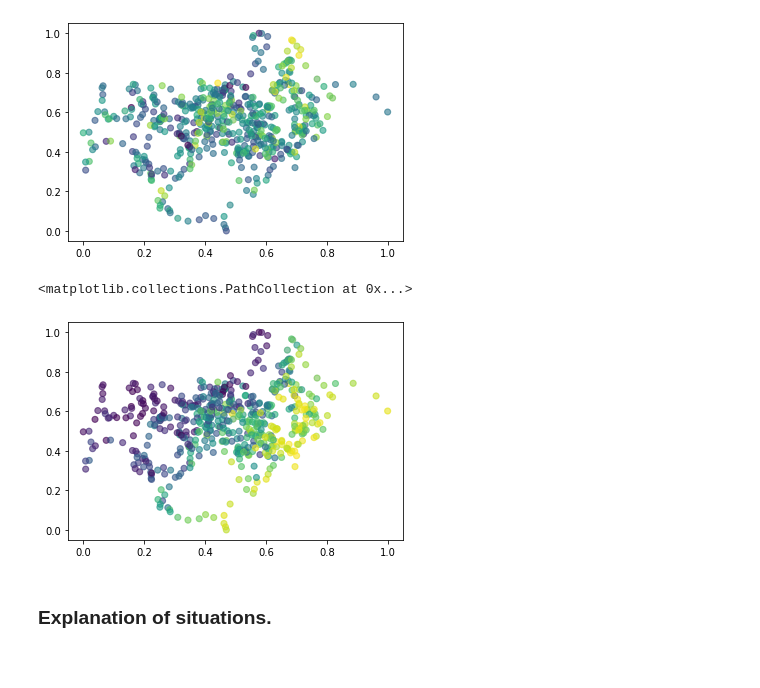
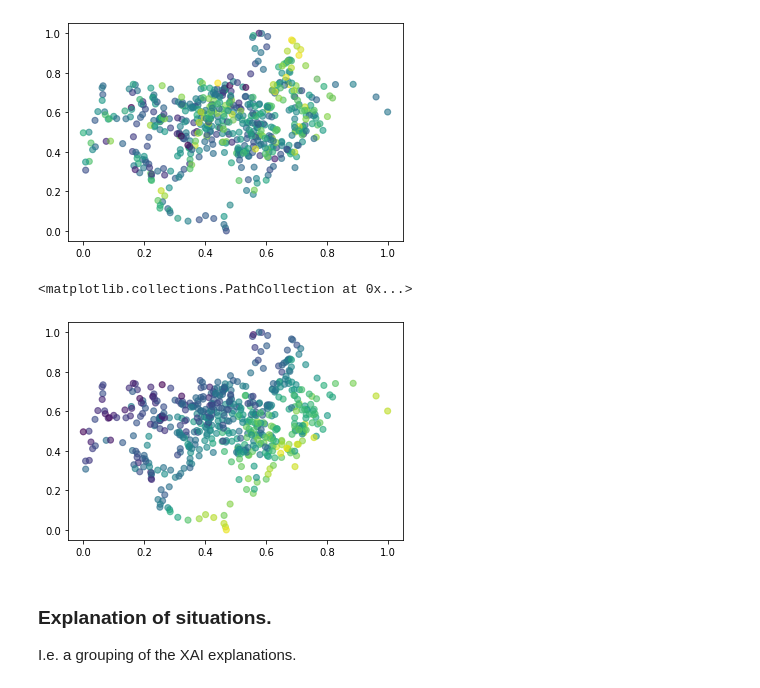
Before and after one commit to chiemvs/Hybrid, a Jupyter notebook: notebooks/model_behavior.ipynb, the cells around one changed output. Cells and saved outputs as stored; diff of their text form; code cells hidden in the pictures.

```diff
--- a/notebooks/model_behavior.ipynb
+++ b/notebooks/model_behavior.ipynb
@@ -104,8 +102,8 @@ outpos = combine_input_output(model = model, feature_inputs = np.concatenate([fe
 outneg = combine_input_output(model = model, feature_inputs = np.concatenate([features_trainval,features_test]),
                               log_of_raw = np.concatenate([logforc_trainval,logforc_test]), target_class_index = 0,
                               feature_names = X_trainval.columns.to_flat_index(), index = X_trainval.index.append(X_test.index))
-outpos['realchange'] = outpos['f_cor']/outpos['f_raw']
-outneg['realchange'] = outneg['f_cor']/outneg['f_raw']
+outpos['realchange'] = outpos['f_cor'] - outpos['f_raw']
+outneg['realchange'] = outneg['f_cor'] - outneg['f_raw']
 # %%
 plt.scatter(outpos['f_raw'], outpos['f_cor'], alpha = 0.3) # The amount of change is less at the tails (already certain)
 # %% [output]
@@ -242,9 +250,10 @@ plt.scatter(outpos[('sst_nhplus', 21, 4, 'spatcov')],outpos[('swvl13_europe', 11
 <matplotlib.collections.PathCollection at 0x...>
 [figure]
 # %%
-plt.scatter(outpos[('sst_nhplus', 21, 4, 'spatcov')],outpos[('swvl13_europe', 11, 0, 'spatcov')], alpha = 0.2, c = outpos[('f_cor')])
+plt.scatter(outpos[('sst_nhplus', 21, 4, 'spatcov')],outpos[('swvl13_europe', 11, 0, 'spatcov')], alpha = 0.2, c = outpos[('realchange')])
 # %% [output]
 <matplotlib.collections.PathCollection at 0x...>
-[figure, old version]
+[figure, new version]
 # %% [markdown]
 ### Explanation of situations.
+I.e. a grouping of the XAI explanations.
```
Also changed, not shown: parts of 14 cells of this notebook, 1 other file.
